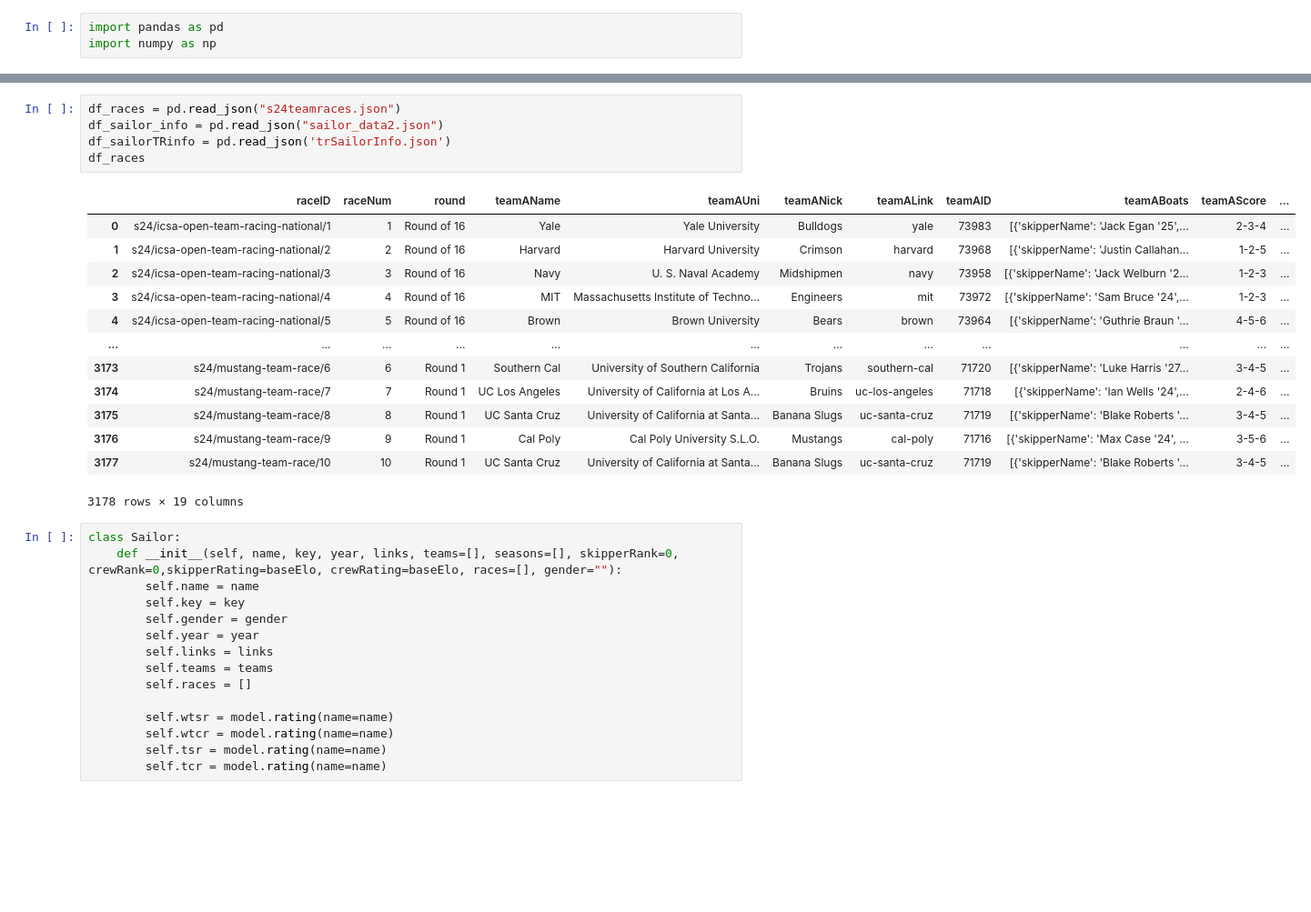
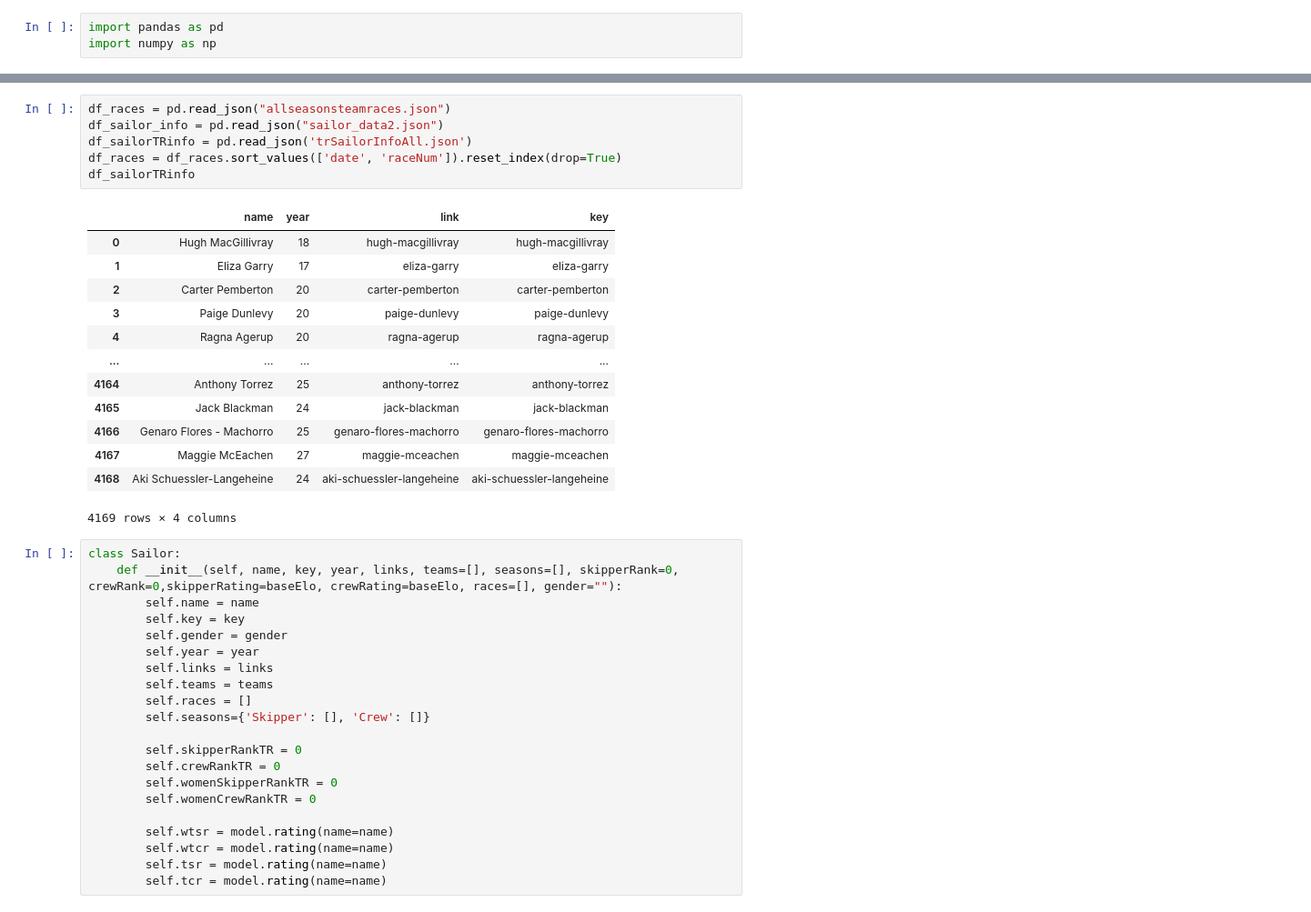
Before and after one commit to 7fi/sailing-rating-calculation, a Jupyter notebook: trElo.ipynb, the cells around one changed output, grey strips where cells are left out. Shown: that part at 91% size. Cells and saved outputs as stored; diff of their text form; blank space fills up the shorter version.

```diff
--- a/trElo.ipynb
+++ b/trElo.ipynb
@@ -11,22 +13,23 @@ model = PlackettLuce(beta=25.0/120.0)
 # %%
-df_races = pd.read_json("s24teamraces.json")
+df_races = pd.read_json("allseasonsteamraces.json")
 df_sailor_info = pd.read_json("sailor_data2.json")
-df_sailorTRinfo = pd.read_json('trSailorInfo.json')
-df_races
+df_sailorTRinfo = pd.read_json('trSailorInfoAll.json')
+df_races = df_races.sort_values(['date', 'raceNum']).reset_index(drop=True)
+df_sailorTRinfo
 # %% [output]
-|  | raceID | raceNum | round | teamAName | teamAUni | teamANick | teamALink | teamAID | teamABoats | teamAScore | ... |
-| 0 | s24/icsa-open-team-racing-national/1 | 1 | Round of 16 | Yale | Yale University | Bulldogs | yale | 73983 | [{'skipperName': 'Jack Egan '25',... | 2-3-4 | ... |
-| 1 | s24/icsa-open-team-racing-national/2 | 2 | Round of 16 | Harvard | Harvard University | Crimson | harvard | 73968 | [{'skipperName': 'Justin Callahan... | 1-2-5 | ... |
-| 2 | s24/icsa-open-team-racing-national/3 | 3 | Round of 16 | Navy | U. S. Naval Academy | Midshipmen | navy | 73958 | [{'skipperName': 'Jack Welburn '2... | 1-2-3 | ... |
-| 3 | s24/icsa-open-team-racing-national/4 | 4 | Round of 16 | MIT | Massachusetts Institute of Techno... | Engineers | mit | 73972 | [{'skipperName': 'Sam Bruce '24',... | 1-2-3 | ... |
-| 4 | s24/icsa-open-team-racing-national/5 | 5 | Round of 16 | Brown | Brown University | Bears | brown | 73964 | [{'skipperName': 'Guthrie Braun '... | 4-5-6 | ... |
-| ... | ... | ... | ... | ... | ... | ... | ... | ... | ... | ... | ... |
-| 3173 | s24/mustang-team-race/6 | 6 | Round 1 | Southern Cal | University of Southern California | Trojans | southern-cal | 71720 | [{'skipperName': 'Luke Harris '27... | 3-4-5 | ... |
-| 3174 | s24/mustang-team-race/7 | 7 | Round 1 | UC Los Angeles | University of California at Los A... | Bruins | uc-los-angeles | 71718 | [{'skipperName': 'Ian Wells '24',... | 2-4-6 | ... |
-| 3175 | s24/mustang-team-race/8 | 8 | Round 1 | UC Santa Cruz | University of California at Santa... | Banana Slugs | uc-santa-cruz | 71719 | [{'skipperName': 'Blake Roberts '... | 3-4-5 | ... |
-| 3176 | s24/mustang-team-race/9 | 9 | Round 1 | Cal Poly | Cal Poly University S.L.O. | Mustangs | cal-poly | 71716 | [{'skipperName': 'Max Case '24', ... | 3-5-6 | ... |
-| 3177 | s24/mustang-team-race/10 | 10 | Round 1 | UC Santa Cruz | University of California at Santa... | Banana Slugs | uc-santa-cruz | 71719 | [{'skipperName': 'Blake Roberts '... | 3-4-5 | ... |
+|  | name | year | link | key |
+| 0 | Hugh MacGillivray | 18 | hugh-macgillivray | hugh-macgillivray |
+| 1 | Eliza Garry | 17 | eliza-garry | eliza-garry |
+| 2 | Carter Pemberton | 20 | carter-pemberton | carter-pemberton |
+| 3 | Paige Dunlevy | 20 | paige-dunlevy | paige-dunlevy |
+| 4 | Ragna Agerup | 20 | ragna-agerup | ragna-agerup |
+| ... | ... | ... | ... | ... |
+| 4164 | Anthony Torrez | 25 | anthony-torrez | anthony-torrez |
+| 4165 | Jack Blackman | 24 | jack-blackman | jack-blackman |
+| 4166 | Genaro Flores - Machorro | 25 | genaro-flores-machorro | genaro-flores-machorro |
+| 4167 | Maggie McEachen | 27 | maggie-mceachen | maggie-mceachen |
+| 4168 | Aki Schuessler-Langeheine | 24 | aki-schuessler-langeheine | aki-schuessler-langeheine |
-3178 rows × 19 columns
+4169 rows × 4 columns
 # %%
 class Sailor:
     def __init__(self, name, key, year, links, teams=[], seasons=[], skipperRank=0, crewRank=0,skipperRating=baseElo, crewRating=baseElo, races=[], gender=""):
@@ -37,6 +40,12 @@ class Sailor:
         self.links = links
         self.teams = teams
         self.races = []
+        self.seasons={'Skipper': [], 'Crew': []}
+
+        self.skipperRankTR = 0
+        self.crewRankTR = 0
+        self.womenSkipperRankTR = 0
+        self.womenCrewRankTR = 0
 
         self.wtsr = model.rating(name=name)
         self.wtcr = model.rating(name=name)
```
Also changed, not shown: parts of 8 cells of this notebook, 3 other files.
